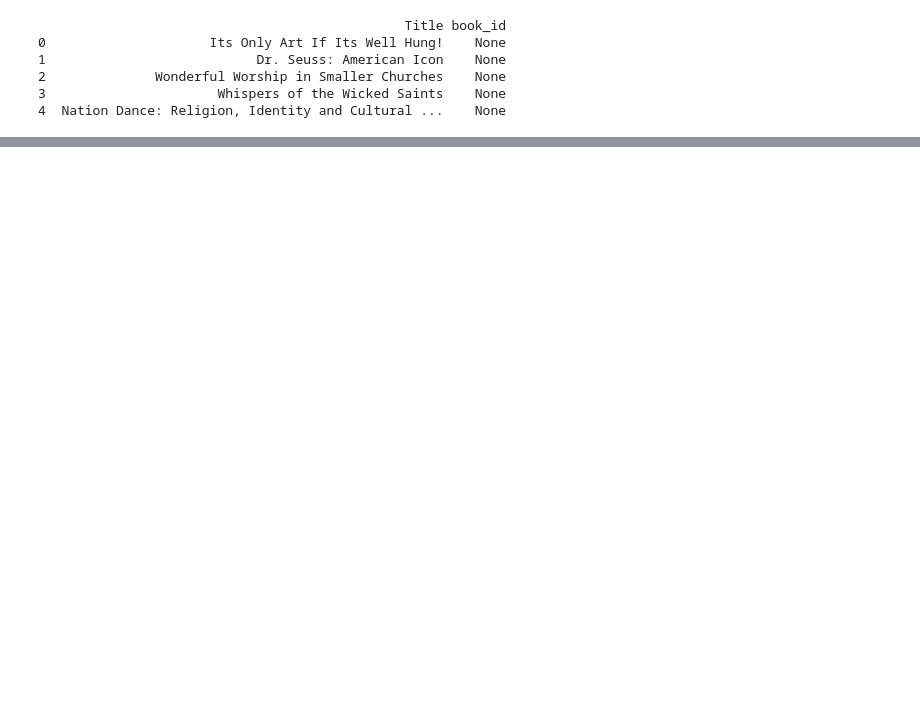
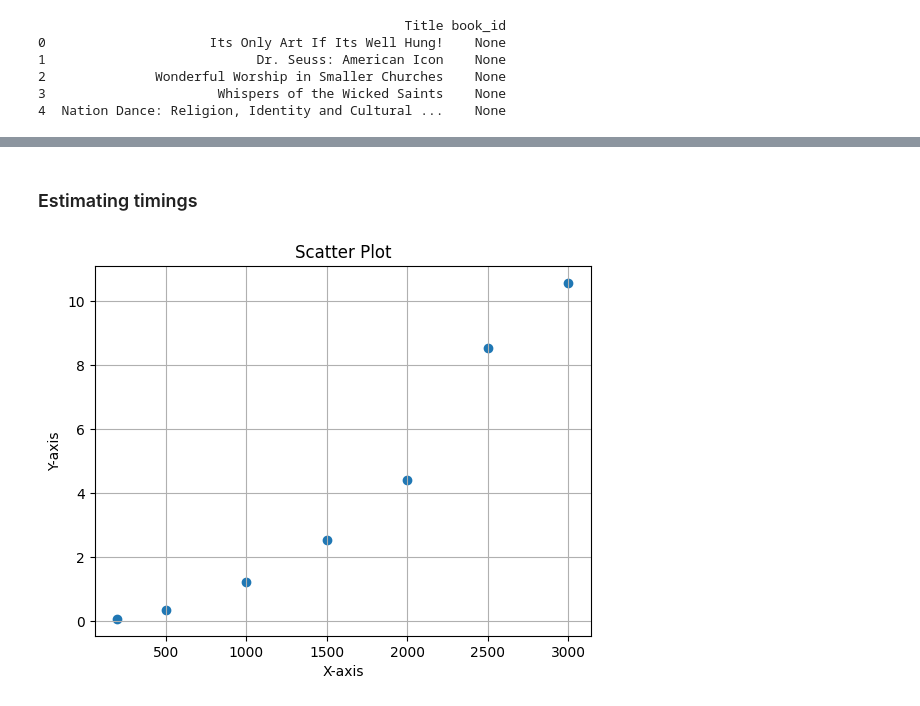
Before and after one commit to feyclan/WT_analysis, a Jupyter notebook: ngrams.ipynb, the cells around one changed output, grey strips where cells are left out. Cells and saved outputs as stored; diff of their text form; code cells hidden in the pictures; blank space fills up the shorter version.

Commit message:
Estimated the timings. bug-fixed the n-grams. modified the threshold. Running the code all night

```diff
--- a/ngrams.ipynb
+++ b/ngrams.ipynb
@@ -66,4 +60,6 @@ def assign_book_ids(df, n=3, threshold=0.7):
 # %%
-df = assign_book_ids(books.head(100))
-print(df)
+books_dummy = books.copy()
+books_dummy.iloc[2,0] = "Only Art If Its Well Hung!"
+df_dummy = assign_book_ids(books_dummy.head(5), threshold=0.8)
+print(df_dummy)
 # %% [output]
@@ -93,0 +132,25 @@ print(books.head())
+# %% [markdown]
+### Estimating timings
+# %%
+def my_time(n):
+    start_time = time.time()
+    assign_book_ids(books_dummy.head(n))
+    end_time = time.time()
+    return end_time - start_time
+# %%
+samples = [200, 500, 1000, 1500, 2000, 2500, 3000]
+
+points = [(n, my_time(n)) for n in samples]
+# %%
+x_values = [point[0] for point in points]
+y_values = [point[1] for point in points]
+# %%
+# Scatter plot
+plt.scatter(x_values, y_values)
+plt.xlabel('X-axis')
+plt.ylabel('Y-axis')
+plt.title('Scatter Plot')
+plt.grid(True)
+plt.show()
+# %% [output]
+[figure, added]
```
Also changed, not shown: parts of 20 cells of this notebook.
